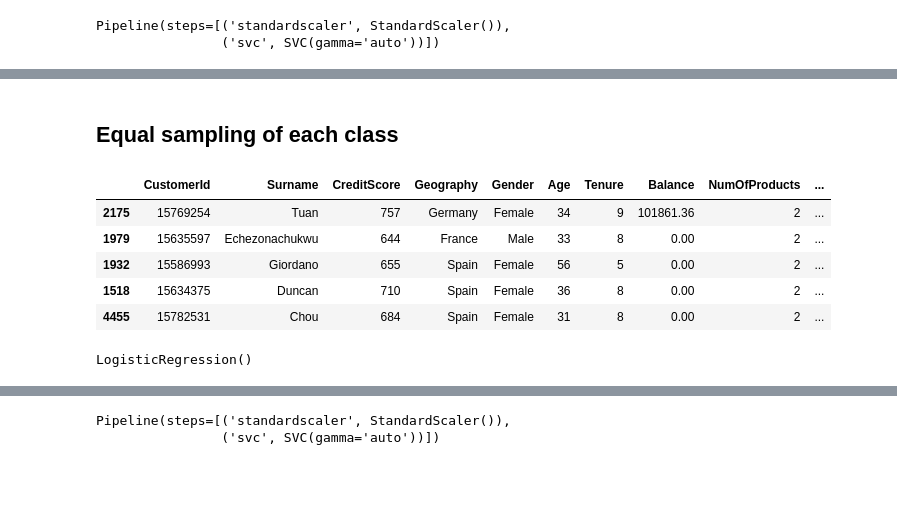
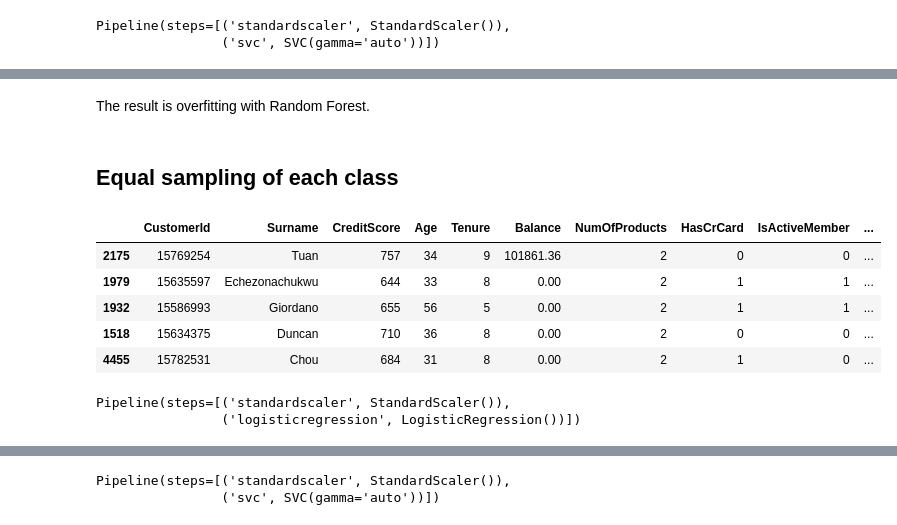
Before and after one commit to BrianLoe/ChurnPrediction, a Jupyter notebook: ChurnAnalysis.ipynb, the cells around one changed output, grey strips where cells are left out. Saved outputs shown, nothing was run; the diff lists cells and outputs as text; code cells hidden in the pictures; blank space fills up the shorter version.

Commit message:
Update model and method

```diff
--- a/ChurnAnalysis.ipynb
+++ b/ChurnAnalysis.ipynb
@@ -462,15 +459,17 @@ weighted avg       1.00      0.81      0.89      2000
+# %% [markdown]
+The result is overfitting with Random Forest.
 # %% [markdown]
 ## Equal sampling of each class
 # %%
-dfSt = df.groupby("Exited").sample(n=1500, random_state=42)
+dfSt = prepDf.groupby("Exited").sample(n=1500, random_state=42)
 dfSt.head()
 # %% [output]
-|  | CustomerId | Surname | CreditScore | Geography | Gender | Age | Tenure | Balance | NumOfProducts | ... |
-| 2175 | 15769254 | Tuan | 757 | Germany | Female | 34 | 9 | 101861.36 | 2 | ... |
-| 1979 | 15635597 | Echezonachukwu | 644 | France | Male | 33 | 8 | 0.00 | 2 | ... |
-| 1932 | 15586993 | Giordano | 655 | Spain | Female | 56 | 5 | 0.00 | 2 | ... |
-| 1518 | 15634375 | Duncan | 710 | Spain | Female | 36 | 8 | 0.00 | 2 | ... |
-| 4455 | 15782531 | Chou | 684 | Spain | Female | 31 | 8 | 0.00 | 2 | ... |
+|  | CustomerId | Surname | CreditScore | Age | Tenure | Balance | NumOfProducts | HasCrCard | IsActiveMember | ... |
+| 2175 | 15769254 | Tuan | 757 | 34 | 9 | 101861.36 | 2 | 0 | 0 | ... |
+| 1979 | 15635597 | Echezonachukwu | 644 | 33 | 8 | 0.00 | 2 | 1 | 1 | ... |
+| 1932 | 15586993 | Giordano | 655 | 56 | 5 | 0.00 | 2 | 1 | 1 | ... |
+| 1518 | 15634375 | Duncan | 710 | 36 | 8 | 0.00 | 2 | 0 | 0 | ... |
+| 4455 | 15782531 | Chou | 684 | 31 | 8 | 0.00 | 2 | 1 | 0 | ... |
 # %%
 train, test = train_test_split(dfSt, test_size=0.2, random_state=42)
 # %%
@@ -479,8 +478,9 @@ y_train = train[target].astype(str)
 X_test = test[features]
 y_test = test[target].astype(str)
 # %%
-model = LogisticRegression()
-model.fit(X_train, y_train)
+pipe6 = make_pipeline(StandardScaler(), LogisticRegression())
+pipe6.fit(X_train, y_train)
 # %% [output]
-LogisticRegression()
+Pipeline(steps=[('standardscaler', StandardScaler()),
+                ('logisticregression', LogisticRegression())])
 # %%
```
Also changed, not shown: parts of 57 cells of this notebook.
